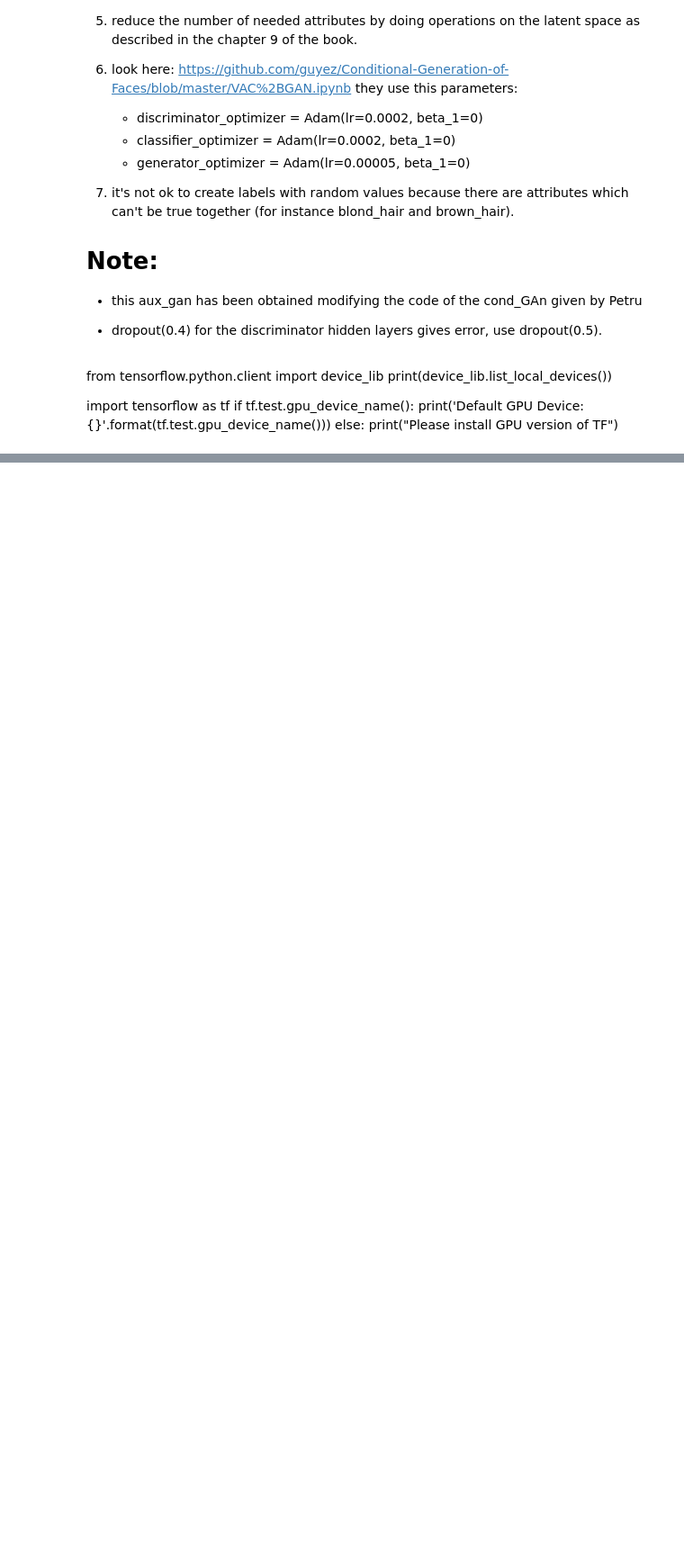
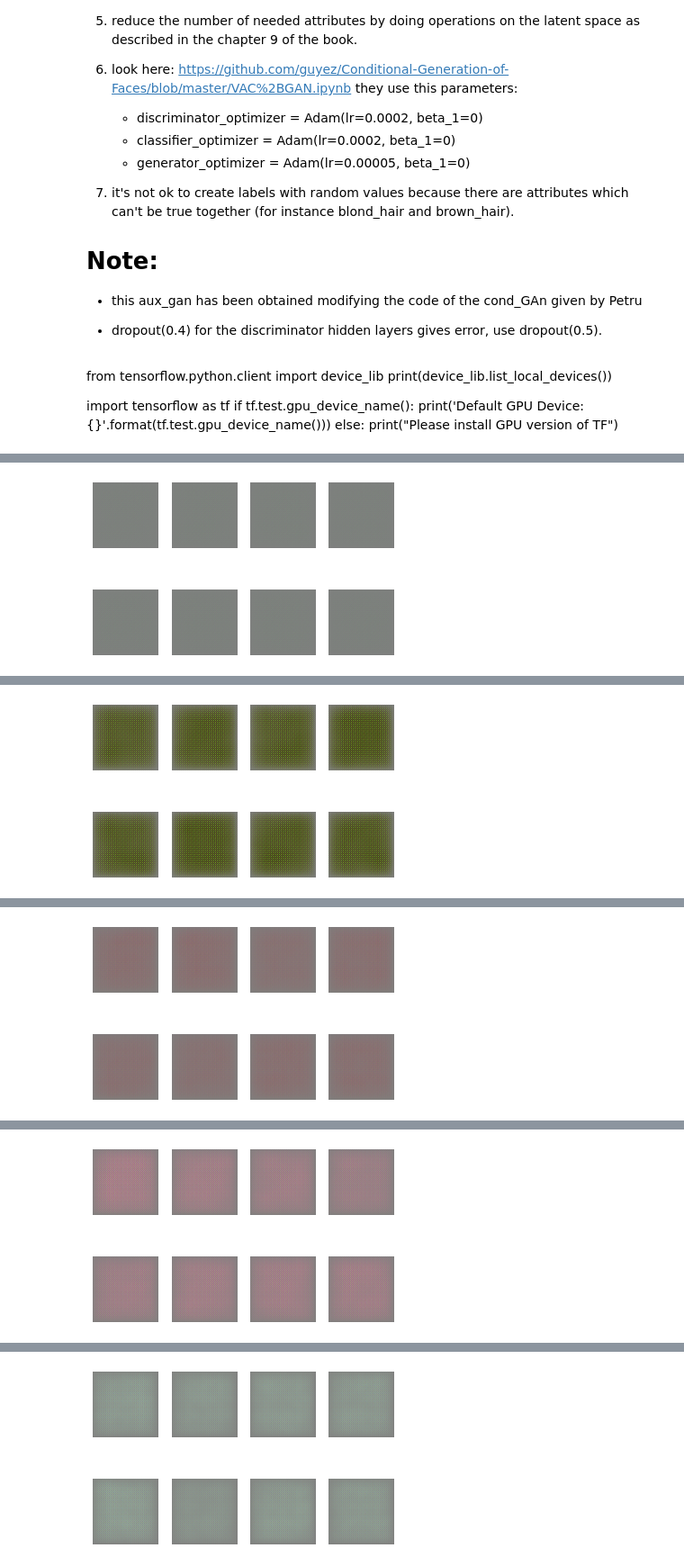
Before and after one commit to pptr3/face-generation-gan-keras, a Jupyter notebook: aux_cond_modified-Copy12222.ipynb, the cells around one changed output, grey strips where cells are left out. Shown at 90% size. Saved outputs shown, nothing was run; the diff lists cells and outputs as text; code cells hidden in the pictures; blank space fills up the shorter version.

```diff
--- a/aux_cond_modified-Copy12222.ipynb
+++ b/aux_cond_modified-Copy12222.ipynb
@@ -512,7 +509,7 @@ ind_test_attributes = np.array([1, 1, 1, 1, 1, 1, 1, 1, 1 , 1,
 # %%
 ############### PARAMETERS:
 
-how_many = 150000 ############################ number of images to use for training
+how_many = 200 ############################ number of images to use for training
 
 # size of the latent space
 latent_dim = 100
@@ -539,10 +536,11 @@ d_model = define_discriminator(n_attr)
 #d_model.summary()
 
 # create the generator
-g_model = define_generator(latent_dim, n_attr, embedding_dim)
+g_model = define_generator_old(latent_dim, n_attr, embedding_dim)
 #g_model.summary()
 
 # create the gan
 gan_model = define_gan(g_model, d_model)
 
-#dataset = load_dataset(how_many, ind_attributes, dict_attributes)
+dataset = load_dataset(how_many, ind_attributes, dict_attributes)
+# %% [output]
@@ -548,0 +549 @@ gan_model = define_gan(g_model, d_model)
+[figure, added]
@@ -548,0 +552 @@ gan_model = define_gan(g_model, d_model)
+[figure, added]
@@ -548,0 +555 @@ gan_model = define_gan(g_model, d_model)
+[figure, added]
@@ -548,0 +558 @@ gan_model = define_gan(g_model, d_model)
+[figure, added]
@@ -548,0 +561 @@ gan_model = define_gan(g_model, d_model)
+[figure, added]
```
Also changed, not shown: parts of 8 cells of this notebook.
